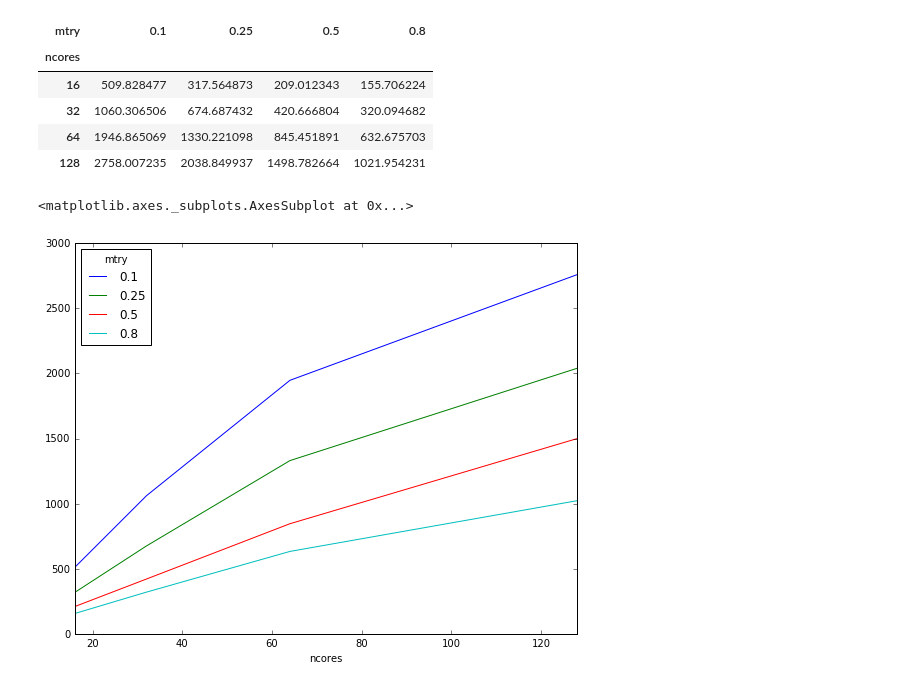
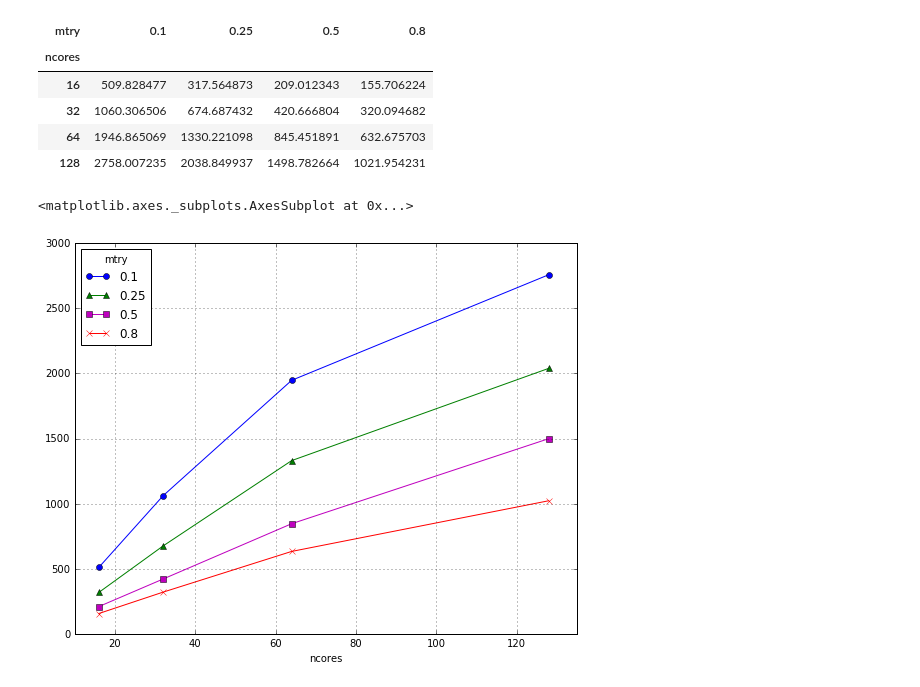
Before and after one commit to aehrc/VariantSpark, a Jupyter notebook: perf/plos16/mtry_cpu.ipynb, the cells around one changed output. Saved outputs shown, nothing was run; the diff lists cells and outputs as text; code cells hidden in the pictures.

```diff
--- a/perf/plos16/mtry_cpu.ipynb
+++ b/perf/plos16/mtry_cpu.ipynb
@@ -71,8 +71,8 @@ trees_by_hour
 | 32 | 1060.306506 | 674.687432 | 420.666804 | 320.094682 |
 | 64 | 1946.865069 | 1330.221098 | 845.451891 | 632.675703 |
 | 128 | 2758.007235 | 2038.849937 | 1498.782664 | 1021.954231 |
-# %%
-trees_by_hour.plot.line()
-# %% [output]
-<matplotlib.axes._subplots.AxesSubplot at 0x...>
-[figure, removed]
+# %%
+trees_by_hour.plot.line(style=['bo-', 'g^-', 'ms-', 'rx-'], grid=True, xlim= (10, 135), logx=False,)
+# %% [output]
+<matplotlib.axes._subplots.AxesSubplot at 0x...>
+[figure, added]
```
Also changed, not shown: parts of 3 cells of this notebook, 6 other files.
